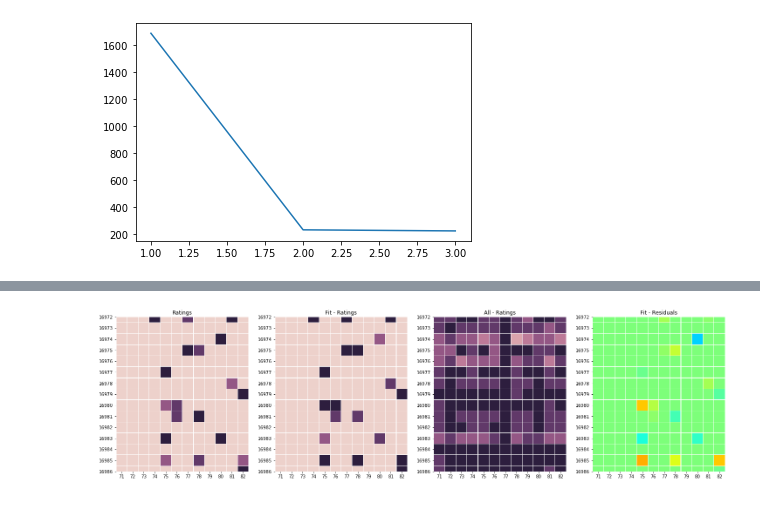
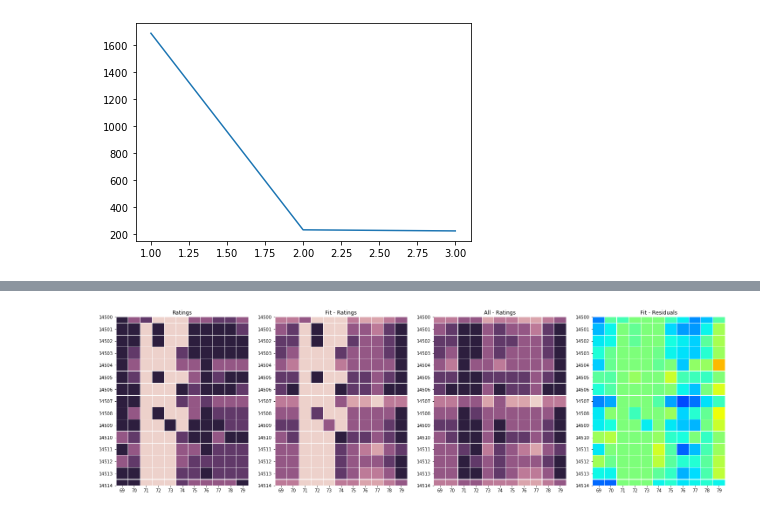
Before and after one commit to brendanwliu/joke_recommender, a Jupyter notebook: movie-recommender-based.ipynb, the cells around one changed output, grey strips where cells are left out. Saved outputs shown, nothing was run; the diff lists cells and outputs as text; code cells hidden in the pictures.

```diff
--- a/movie-recommender-based.ipynb
+++ b/movie-recommender-based.ipynb
@@ -113,28 +131,28 @@ XsubFitFixed.head(15)
 # %%
 fig, ax = plt.subplots(ncols=4, figsize=(25, 15))
 
 # heatmap of observed ratings for 15 users and 11 jokes
-sns.heatmap(Xsub.iloc[-28:-13,-30:-18],
+sns.heatmap(Xsub.iloc[0:15,68:79],
             ax=ax[0], vmin=0, vmax=2, square=True, linewidths=0.1,
             cbar=False, cmap=sns.cubehelix_palette(6));
 ax[0].set_title('Ratings')
 
 # heatmap showing fitted values for
 fit_ratings = pd.DataFrame(XsubFitFixed.values*XMask.values, columns=Xsub.columns, index=Xsub.index)
-sns.heatmap(fit_ratings.iloc[-28:-13,-30:-18],
+sns.heatmap(fit_ratings.iloc[0:15,68:79],
             ax=ax[1], vmin=0, vmax=2, square=True, linewidths=0.1,
             cbar=False, cmap=sns.cubehelix_palette(6));
 ax[1].set_title('Fit - Ratings')
 
-sns.heatmap(XsubFitFixed.iloc[-28:-13,-30:-18],
+sns.heatmap(XsubFitFixed.iloc[0:15,68:79],
             ax=ax[2], vmin=0, vmax=2, square=True, linewidths=0.1,
             cbar=False, cmap=sns.cubehelix_palette(6));
 ax[2].set_title('All - Ratings')
 
 fit_resid = pd.DataFrame(fit_ratings - Xsub, columns=Xsub.columns, index=Xsub.index)
-sns.heatmap(fit_resid.iloc[-28:-13,-30:-18] , center=0,
+sns.heatmap(fit_resid.iloc[0:15,68:79] , center=0,
             ax=ax[3], vmin=-2, vmax=2, square=True, linewidths=0.1,
             cbar=False, cmap='jet');
 ax[3].set_title('Fit - Residuals');
 # %% [output]
-[figure, old version]
+[figure, new version]
```
Also changed, not shown: parts of 1 cell of this notebook.
